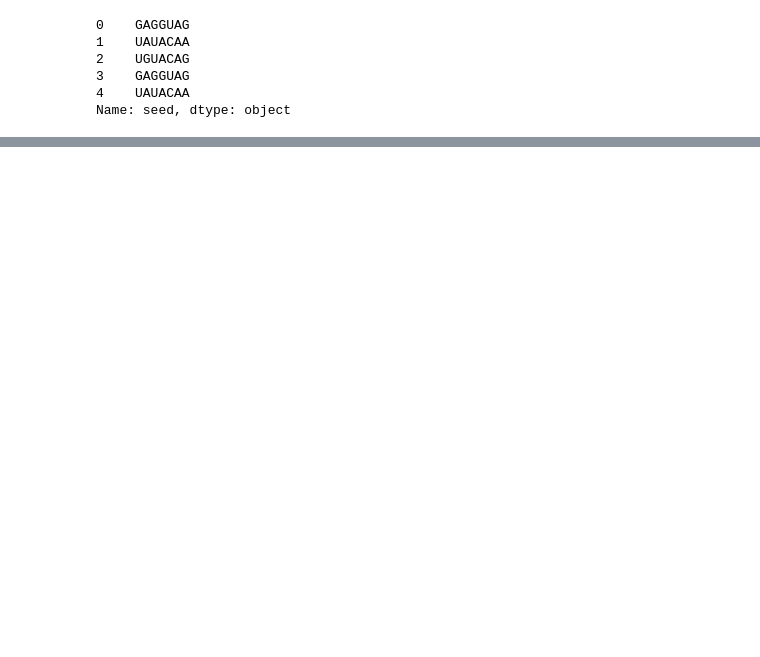
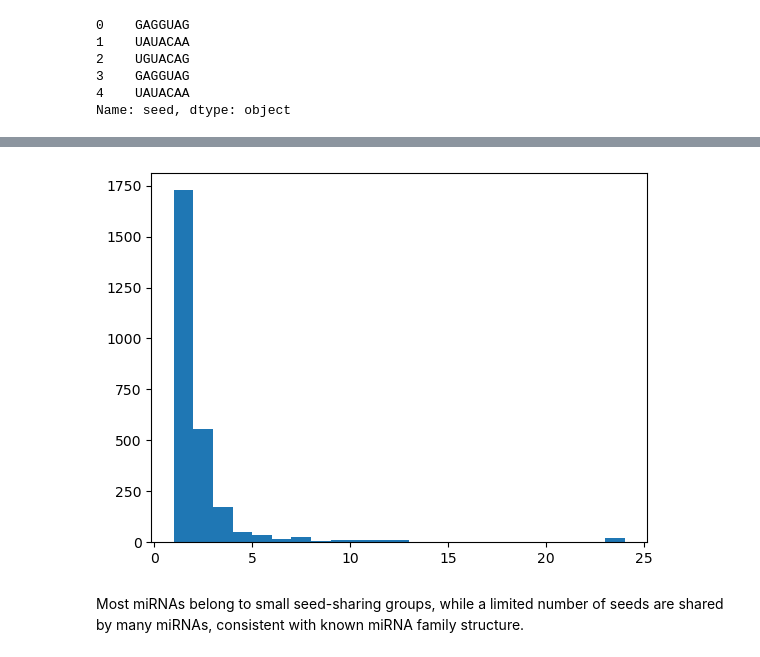
Before and after one commit to pietschM13/miRNA-target-scanner, a Jupyter notebook: notebooks/03_seed_feature_engineering.ipynb, the cells around one changed output, grey strips where cells are left out. Drawn from its saved outputs; the diff is of its cells as text; code cells hidden in the pictures; blank space fills up the shorter version.

```diff
--- a/notebooks/03_seed_feature_engineering.ipynb
+++ b/notebooks/03_seed_feature_engineering.ipynb
@@ -28,0 +146,9 @@ Name: seed, dtype: object
+# %%
+# Histogram
+
+plt.hist(df['seed_group_size'], bins=range(1, df["seed_group_size"].max() + 2))
+plt.show()
+# %% [output]
+[figure, added]
+# %% [markdown]
+Most miRNAs belong to small seed-sharing groups, while a limited number of seeds are shared by many miRNAs, consistent with known miRNA family structure.
```
Also changed, not shown: parts of 11 cells of this notebook, 5 other files.
